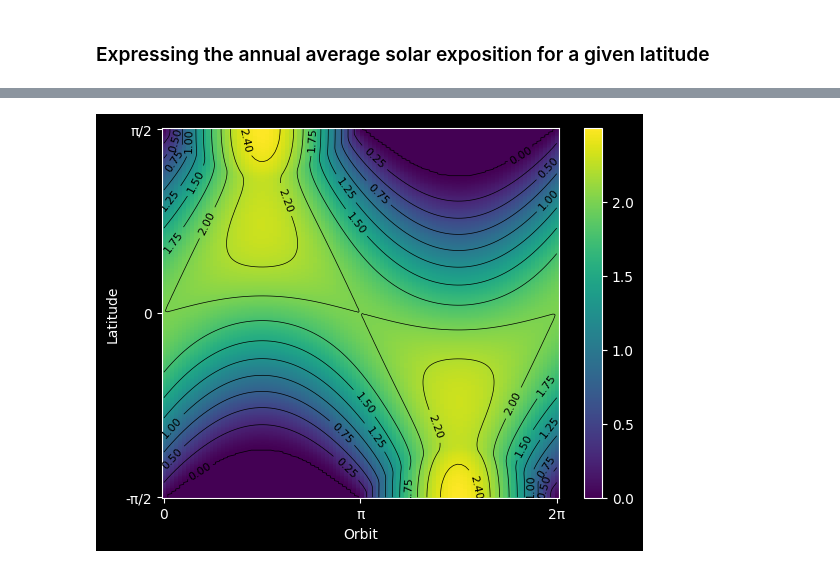
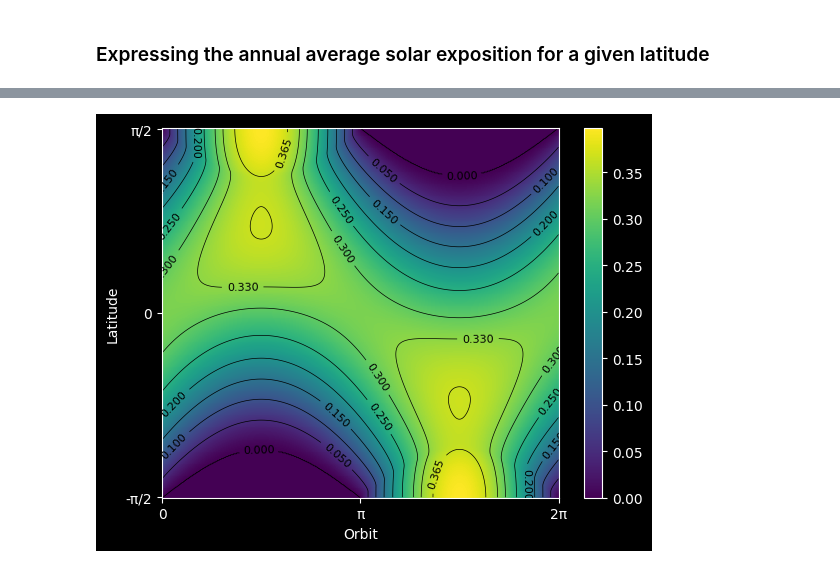
Before and after one commit to aledha/TMA4195-Project, a Jupyter notebook: Question7.ipynb, the cells around one changed output, grey strips where cells are left out. Saved outputs shown, nothing was run; the diff lists cells and outputs as text; code cells hidden in the pictures.

```diff
--- a/Question7.ipynb
+++ b/Question7.ipynb
@@ -42,9 +42,9 @@ def daily_exposure(O, phi, tau = 0.409, different_bounds = False):
 def yearly_exposure_sum(phi, tau = 0.409):
     year_expo = 0
     for O in np.linspace(0, 2*np.pi, 365):
-        year_expo += daily_exposure(O, phi, tau, different_bounds = True)
+        year_expo += daily_exposure(O, phi, tau, different_bounds = False)
 
-    return year_expo / 365
+    return (2*np.pi) * year_expo / 365
 # %%
 def yearly_approx(phi, S2 = -0.477):
     return 1 + S2 * 0.5 * (3 * np.sin(phi)**2 - 1)
@@ -89,22 +117,22 @@ ax.legend(loc='center left', bbox_to_anchor=(1, 0.5))
 # %%
-no_latitudes = 200
-Orbit_list = np.linspace(0, 2*np.pi, 100)
-# Latitude_list = np.linspace(-np.pi, np.pi/2, 15)
-Latitude_list = np.linspace(0, np.pi/2, no_latitudes)
-no_latitudes_list = np.linspace(0, no_latitudes, no_latitudes)
+# no_latitudes = 200
+# Orbit_list = np.linspace(0, 2*np.pi, 100)
+# # Latitude_list = np.linspace(-np.pi, np.pi/2, 15)
+# Latitude_list = np.linspace(0, np.pi/2, no_latitudes)
+# no_latitudes_list = np.linspace(0, no_latitudes, no_latitudes)
 
 
-fig = plt.figure()
-ax = fig.add_subplot(111, projection='3d')
-for i, Latitude in enumerate(Latitude_list):
-    one_latitude = [daily_exposure(Orbit, Latitude) for Orbit in Orbit_list]
-    ax.plot(Orbit_list, [i]*len(Orbit_list), one_latitude, label = f'Latitude = {np.round(Latitude, 2)}')
-ax.set_xlabel('Orbit')
-plt.xticks([0, np.pi, 2*np.pi], ['0', 'π', '2π'])
-ax.set_ylabel('Latitude')
-plt.yticks([0, no_latitudes//2, no_latitudes], ['0', 'π/4', 'π/2'])
-ax.set_zlabel('Exposure')
-# rotate the plot
-ax.view_init(30, 25)
-fig.set_size_inches(6,6)
-plt.show()
+# fig = plt.figure()
+# ax = fig.add_subplot(111, projection='3d')
+# for i, Latitude in enumerate(Latitude_list):
+#     one_latitude = [daily_exposure(Orbit, Latitude) for Orbit in Orbit_list]
+#     ax.plot(Orbit_list, [i]*len(Orbit_list), one_latitude, label = f'Latitude = {np.round(Latitude, 2)}')
+# ax.set_xlabel('Orbit')
+# plt.xticks([0, np.pi, 2*np.pi], ['0', 'π', '2π'])
+# ax.set_ylabel('Latitude')
+# plt.yticks([0, no_latitudes//2, no_latitudes], ['0', 'π/4', 'π/2'])
+# ax.set_zlabel('Exposure')
+# # rotate the plot
+# ax.view_init(30, 25)
+# fig.set_size_inches(6,6)
+# plt.show()
@@ -113,29 +139,29 @@ plt.show()
 # %%
 no_latitudes = 400
 Latitude_list = np.linspace(-np.pi/2, np.pi/2, no_latitudes)
 
 fig, ax = plt.subplots()
 heatmap = np.zeros((len(Latitude_list), len(Orbit_list)))
 for i, Latitude in enumerate(Latitude_list):
     one_latitude = [daily_exposure(Orbit, Latitude) for Orbit in Orbit_list]
     heatmap[i] = one_latitude
 
 c = ax.pcolormesh(Orbit_list, Latitude_list, heatmap, shading='auto', cmap='viridis')
 fig.colorbar(c, ax=ax)
 
 # Add contour lines
 # custom_levels = [0.034,0.069,0.103,0.137,0.171,0.206,0.240,0.274,0.308,0.343, 0.377] # slightly lower peaks than Greg Kopp
 # custom_levels = [0, 50, 100, 150, 200, 250, 300, 350, 400, 450, 500, 550] # Slightly lower peaks than Wikipedia
-custom_levels = [0, 0.25, 0.5, 0.75, 1, 1.25, 1.5, 1.75, 2, 2.2, 2.4]
+custom_levels = [0, 0.05, 0.1, 0.15, 0.2, 0.25, 0.3, 0.33, 0.365]
 contour = ax.contour(Orbit_list, Latitude_list, heatmap, levels=custom_levels,  colors='black', linewidths=0.5)
 
 # contour = ax.contour(Orbit_list, Latitude_list, heatmap,  colors='black', linewidths=0.5)
 ax.clabel(contour, inline=True, fontsize=8)
 
 ax.set_xlabel('Orbit')
 plt.xticks([0, np.pi, 2*np.pi], ['0', 'π', '2π'])
 ax.set_ylabel('Latitude')
 plt.yticks([-np.pi/2, 0, np.pi/2], ['-π/2', '0', 'π/2'])
 plt.show()
 # %% [output]
-[figure, old version]
+[figure, new version]
```
Also changed, not shown: parts of 5 cells of this notebook, 1 other file.
